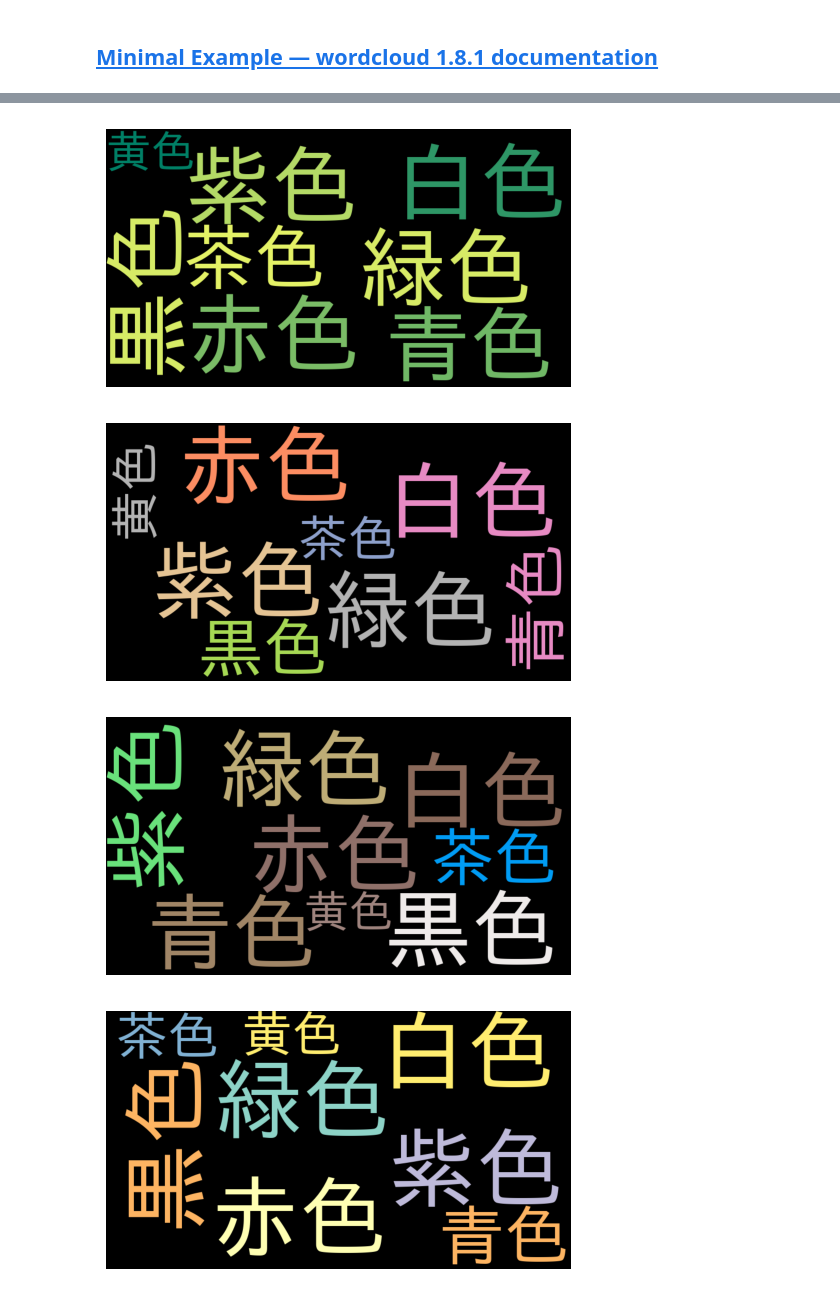
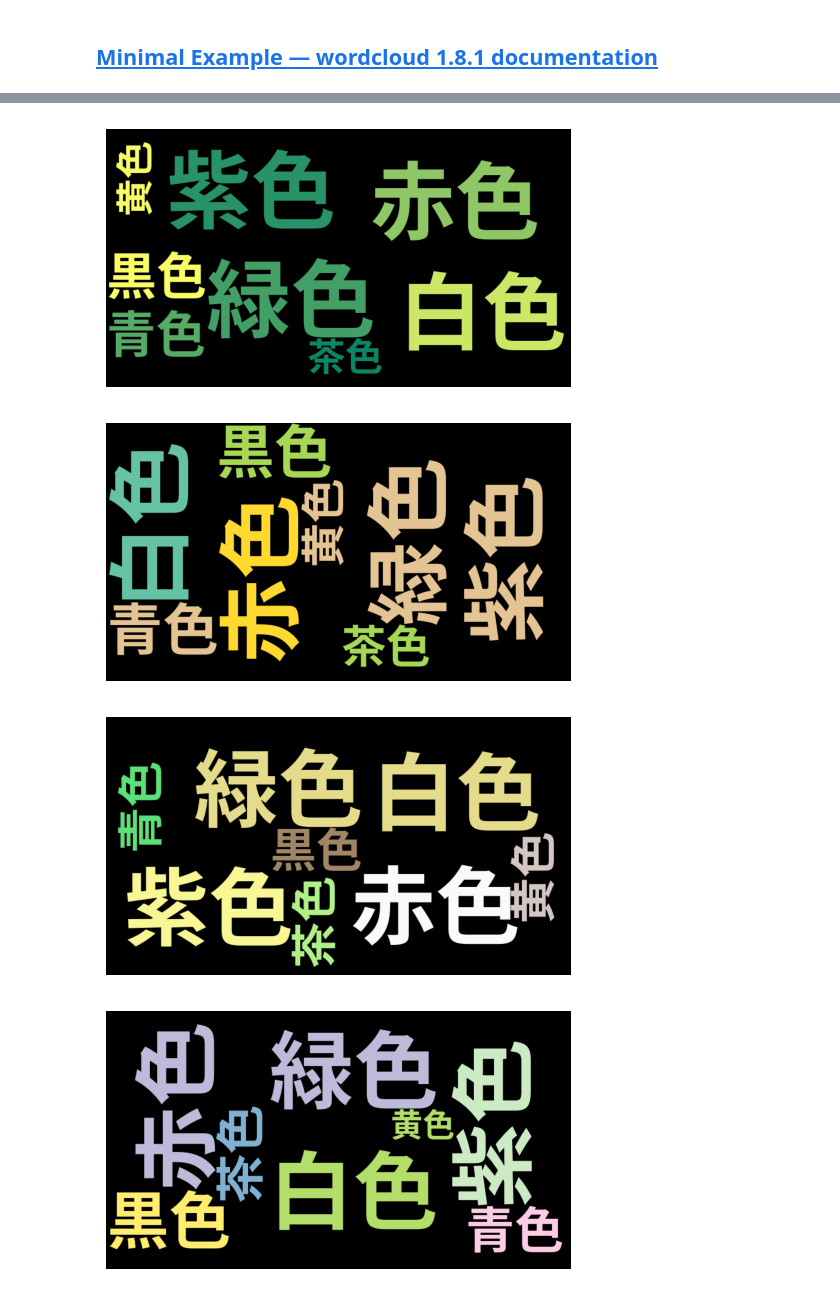
Before and after one commit to v-crn/vnlpkit, a Jupyter notebook: work/wordcloud/notebooks/wordcloud_tutorial.ipynb, the cells around one changed output, grey strips where cells are left out. Cells and saved outputs as stored; diff of their text form; code cells hidden in the pictures.

Commit message:
update wordcloud_tutorial

```diff
--- a/work/wordcloud/notebooks/wordcloud_tutorial.ipynb
+++ b/work/wordcloud/notebooks/wordcloud_tutorial.ipynb
@@ -57,5 +38,7 @@ plt.show()
 # %% [markdown]
 ## [Minimal Example — wordcloud 1.8.1 documentation](https://amueller.github.io/word_cloud/auto_examples/simple.html)
+# %%
+font_path = FontPaths.NOTO_SANS_CJK_BOLD_PATH
 # %%
 import os
 
@@ -70,7 +53,7 @@ filepath = WordcloudDataPaths.JAPANESE_CONSTITUTION_PATH
 text = open(filepath, encoding='shift_jis').read()
 
 # Generate a word cloud image
-wordcloud = WordCloud(font_path=IPAEXG_FONT_PATH).generate(text)
+wordcloud = WordCloud(font_path=font_path).generate(text)
 
 # Display the generated image:
 # the matplotlib way:
@@ -79,7 +62,7 @@ plt.imshow(wordcloud, interpolation='bilinear')
 plt.axis("off")
 
 # lower max_font_size
-wordcloud = WordCloud(max_font_size=40, font_path=IPAEXG_FONT_PATH).generate(text)
+wordcloud = WordCloud(max_font_size=40, font_path=font_path).generate(text)
 plt.figure()
 plt.imshow(wordcloud, interpolation="bilinear")
 plt.axis("off")
@@ -135,7 +118,7 @@ for i, bc in enumerate(back_col):
 
         plot_wordcloud(
             text=text,
-            font_path=IPAEXG_FONT_PATH,
+            font_path=font_path,
             filepath=filepath,
             background_color=bc,
             colormap=cp,
@@ -148,4 +131,4 @@ for i, bc in enumerate(back_col):
-[figure, old version]
+[figure, new version]
-[figure, old version]
+[figure, new version]
-[figure, old version]
+[figure, new version]
-[figure, old version]
+[figure, new version]
```
Also changed, not shown: parts of 5 cells of this notebook.
